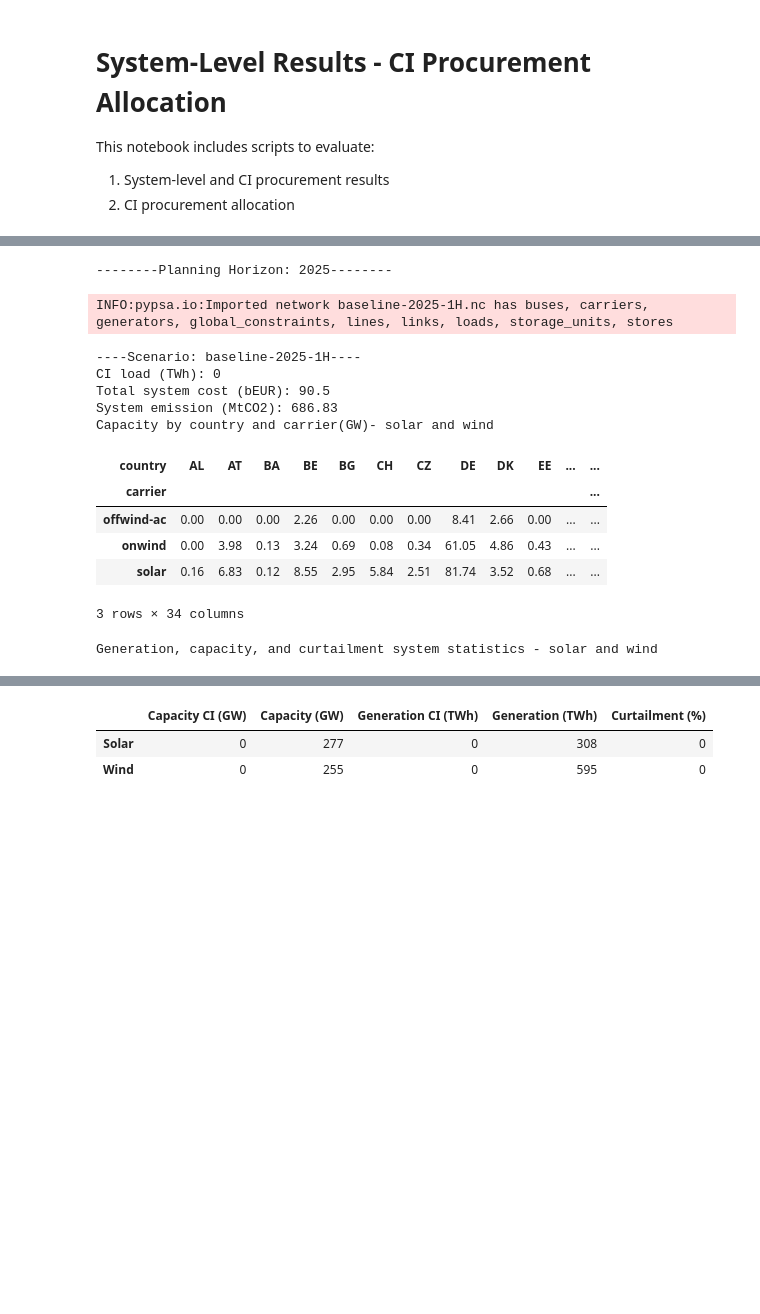
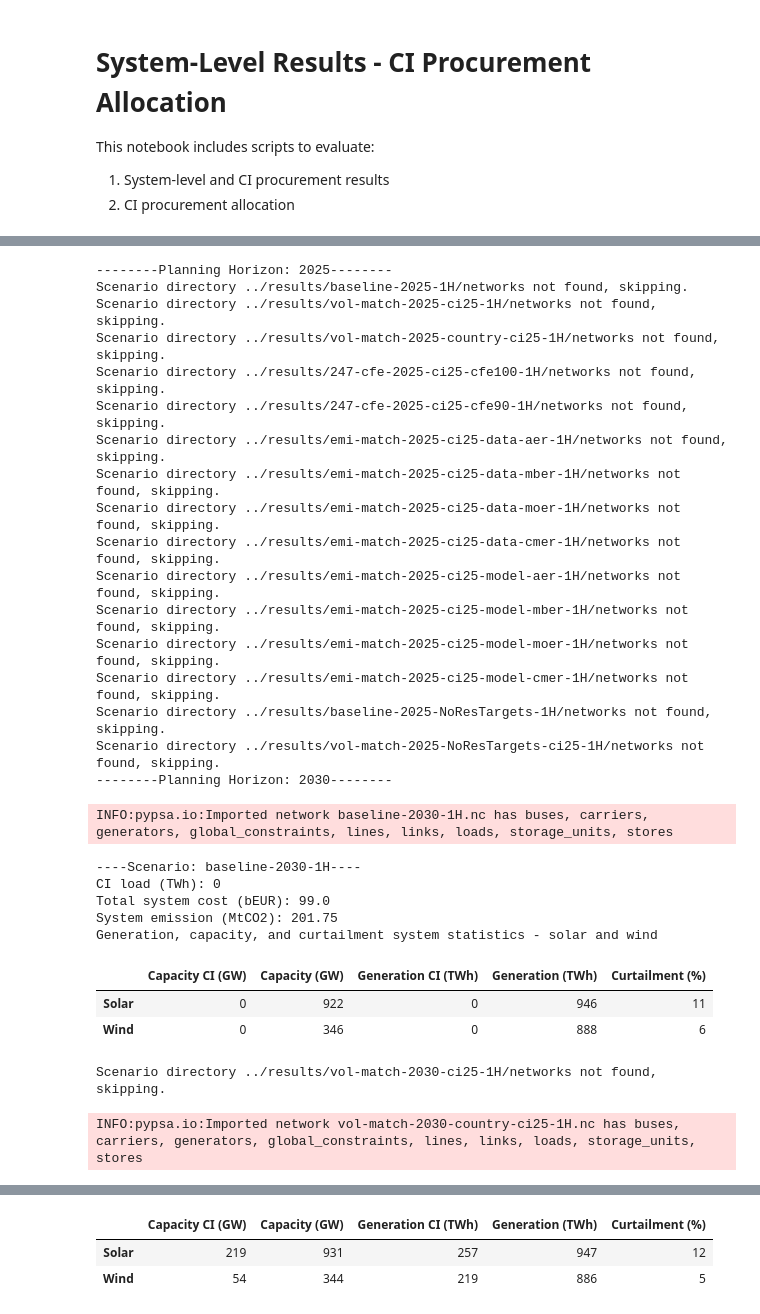
Before and after one commit to open-energy-transition/procurement-metastudy, a Jupyter notebook: notebooks/system-level-results_and_CI-allocation.ipynb, the cells around one changed output, grey strips where cells are left out. Drawn from its saved outputs; the diff is of its cells as text; code cells hidden in the pictures; blank space fills up the shorter version.

```diff
--- a/notebooks/system-level-results_and_CI-allocation.ipynb
+++ b/notebooks/system-level-results_and_CI-allocation.ipynb
@@ -114,28 +159,32 @@ ci_participation = "25"
 
 for planning_horizon in planning_horizon_list:
     print(f"--------Planning Horizon: {planning_horizon}--------")
-    if planning_horizon == "2025":
-        signal_source = "data"
-    else:
-        signal_source = "model"
 
     scenarios = [f"baseline-{planning_horizon}-{time_resolution}H",
                 f"vol-match-{planning_horizon}-ci{ci_participation}-{time_resolution}H",
+                f"vol-match-{planning_horizon}-country-ci{ci_participation}-{time_resolution}H", # only for 2030
                 f"247-cfe-{planning_horizon}-ci{ci_participation}-cfe100-{time_resolution}H",
                 f"247-cfe-{planning_horizon}-ci{ci_participation}-cfe90-{time_resolution}H",
-                f"emi-match-{planning_horizon}-ci{ci_participation}-{signal_source}-aer-{time_resolution}H",
-                f"emi-match-{planning_horizon}-ci{ci_participation}-{signal_source}-mber-{time_resolution}H",
-                #f"emi-match-{planning_horizon}-ci{ci_participation}-{signal_source}-moer-{time_resolution}H", # not working
-                f"emi-match-{planning_horizon}-ci{ci_participation}-{signal_source}-cmer-{time_resolution}H",
+                f"emi-match-{planning_horizon}-ci{ci_participation}-data-aer-{time_resolution}H", # only for 2025
+                f"emi-match-{planning_horizon}-ci{ci_participation}-data-mber-{time_resolution}H", # only for 2025
+                f"emi-match-{planning_horizon}-ci{ci_participation}-data-moer-{time_resolution}H", # only for 2025
+                f"emi-match-{planning_horizon}-ci{ci_participation}-data-cmer-{time_resolution}H", # only for 2025
+                f"emi-match-{planning_horizon}-ci{ci_participation}-model-aer-{time_resolution}H", # only for 2030
+                f"emi-match-{planning_horizon}-ci{ci_participation}-model-mber-{time_resolution}H", # only for 2030
+                f"emi-match-{planning_horizon}-ci{ci_participation}-model-moer-{time_resolution}H", # only for 2030
+                f"emi-match-{planning_horizon}-ci{ci_participation}-model-cmer-{time_resolution}H", # only for 2030
+                f"baseline-{planning_horizon}-NoResTargets-{time_resolution}H", # only for 2030
+                f"vol-match-{planning_horizon}-NoResTargets-ci{ci_participation}-{time_resolution}H", # only for 2030
                 ]
 
-    if planning_horizon == "2030":
-        scenarios.append(f"vol-match-{planning_horizon}-country-ci{ci_participation}-{time_resolution}H")
-        scenarios.append(f"baseline-{planning_horizon}-NoResTargets-{time_resolution}H")
-        scenarios.append(f"vol-match-{planning_horizon}-NoResTargets-ci{ci_participation}-{time_resolution}H")
 
     for scenario in scenarios:
-        network = pypsa.Network(f"networks/{scenario}.nc")
+        network_path = get_network_path(scenario, path = False)
+
+        if network_path is None: # if the scenario is not found (either the folder or the network in the folder)
+            continue
+
+        network = pypsa.Network(network_path)
         print(f"----Scenario: {scenario}----")
 
         # CI load
@@ -155,48 +204,58 @@ for planning_horizon in planning_horizon_list:
                 print(f"Total system cost (bEUR): {base_cost}")
         else:
             if "NoResTargets" in scenario:
                 cost_diff = (system_cost/base_cost_no_res - 1) * 100
             else:
                 cost_diff = (system_cost/base_cost - 1) * 100
             print(f"Total system cost (bEUR): {system_cost}\nDifference compared to base (%): {round(cost_diff,1)}")
 
         # CO2 emissions
         eb = network.statistics.energy_balance(groupby=['country','carrier','bus_carrier','name']).reset_index()
         em = eb[ (eb['bus_carrier']=='co2')].drop(columns=["component", "country","name","bus_carrier"]).groupby(['carrier']).sum()/1e6 # tCO2 to MtCO2
         system_emissions = round(float(-em.loc["co2", 0]), 2)
         if "baseline" in scenario:
             if "NoResTargets" in scenario:
                 base_emissions_no_res = system_emissions
                 print(f"System emission (MtCO2): {base_emissions_no_res}")
             else:
                 base_emissions = system_emissions
                 print(f"System emission (MtCO2): {base_emissions}")
         else:
             if "NoResTargets" in scenario:
                 em_diff = (system_emissions - base_emissions_no_res)/load_ci
             else:
                 em_diff = (system_emissions - base_emissions)/load_ci
             print(f"System emissions (MtCO2): {system_emissions}\nDifference compared to base (MtCO2/MWh): {round(em_diff,2)}")
 
-        # Capacity by carrier and country
-        print("Capacity by country and carrier(GW)- solar and wind")
-        get_cap_by_country_carrier(network, carrier_list)
-
-        # CI procurement allocation by source and country
+        # Capacity and generation statistics
         print("Generation, capacity, and curtailment system statistics - solar and wind")
-        compile_CI_statistics(network)
+        compile_CI_statistics(network, df_cap_carrier_country=False, df_gen_carrier_country=False) # switch df_cap and df_gen to True to get capacity and generation by solar and wind carriers and country
 # %% [output]
 --------Planning Horizon: 2025--------
+Scenario directory ../results/baseline-2025-1H/networks not found, skipping.
+Scenario directory ../results/vol-match-2025-ci25-1H/networks not found, skipping.
+Scenario directory ../results/vol-match-2025-country-ci25-1H/networks not found, skipping.
+Scenario directory ../results/247-cfe-2025-ci25-cfe100-1H/networks not found, skipping.
+Scenario directory ../results/247-cfe-2025-ci25-cfe90-1H/networks not found, skipping.
+Scenario directory ../results/emi-match-2025-ci25-data-aer-1H/networks not found, skipping.
+Scenario directory ../results/emi-match-2025-ci25-data-mber-1H/networks not found, skipping.
+Scenario directory ../results/emi-match-2025-ci25-data-moer-1H/networks not found, skipping.
+Scenario directory ../results/emi-match-2025-ci25-data-cmer-1H/networks not found, skipping.
+Scenario directory ../results/emi-match-2025-ci25-model-aer-1H/networks not found, skipping.
+Scenario directory ../results/emi-match-2025-ci25-model-mber-1H/networks not found, skipping.
+Scenario directory ../results/emi-match-2025-ci25-model-moer-1H/networks not found, skipping.
+Scenario directory ../results/emi-match-2025-ci25-model-cmer-1H/networks not found, skipping.
+Scenario directory ../results/baseline-2025-NoResTargets-1H/networks not found, skipping.
+Scenario directory ../results/vol-match-2025-NoResTargets-ci25-1H/networks not found, skipping.
+--------Planning Horizon: 2030--------
-INFO:pypsa.io:Imported network baseline-2025-1H.nc has buses, carriers, generators, global_constraints, lines, links, loads, storage_units, stores
+INFO:pypsa.io:Imported network baseline-2030-1H.nc has buses, carriers, generators, global_constraints, lines, links, loads, storage_units, stores
-----Scenario: baseline-2025-1H----
+----Scenario: baseline-2030-1H----
 CI load (TWh): 0
-Total system cost (bEUR): 90.5
-System emission (MtCO2): 686.83
-Capacity by country and carrier(GW)- solar and wind
+Total system cost (bEUR): 99.0
+System emission (MtCO2): 201.75
+Generation, capacity, and curtailment system statistics - solar and wind
-| country | AL | AT | BA | BE | BG | CH | CZ | DE | DK | EE | ... | ... |
-| carrier |  |  |  |  |  |  |  |  |  |  |  | ... |
-| offwind-ac | 0.00 | 0.00 | 0.00 | 2.26 | 0.00 | 0.00 | 0.00 | 8.41 | 2.66 | 0.00 | ... | ... |
-| onwind | 0.00 | 3.98 | 0.13 | 3.24 | 0.69 | 0.08 | 0.34 | 61.05 | 4.86 | 0.43 | ... | ... |
-| solar | 0.16 | 6.83 | 0.12 | 8.55 | 2.95 | 5.84 | 2.51 | 81.74 | 3.52 | 0.68 | ... | ... |
+|  | Capacity CI (GW) | Capacity (GW) | Generation CI (TWh) | Generation (TWh) | Curtailment (%) |
+| Solar | 0 | 922 | 0 | 946 | 11 |
+| Wind | 0 | 346 | 0 | 888 | 6 |
-3 rows × 34 columns
+Scenario directory ../results/vol-match-2030-ci25-1H/networks not found, skipping.
-Generation, capacity, and curtailment system statistics - solar and wind
+INFO:pypsa.io:Imported network vol-match-2030-country-ci25-1H.nc has buses, carriers, generators, global_constraints, lines, links, loads, storage_units, stores
@@ -203,3 +269,3 @@ Generation, capacity, and curtailment system statistics - solar and wind
 |  | Capacity CI (GW) | Capacity (GW) | Generation CI (TWh) | Generation (TWh) | Curtailment (%) |
-| Solar | 0 | 277 | 0 | 308 | 0 |
-| Wind | 0 | 255 | 0 | 595 | 0 |
+| Solar | 219 | 931 | 257 | 947 | 12 |
+| Wind | 54 | 344 | 219 | 886 | 5 |
```
Also changed, not shown: parts of 7 cells of this notebook, 3 other files.
